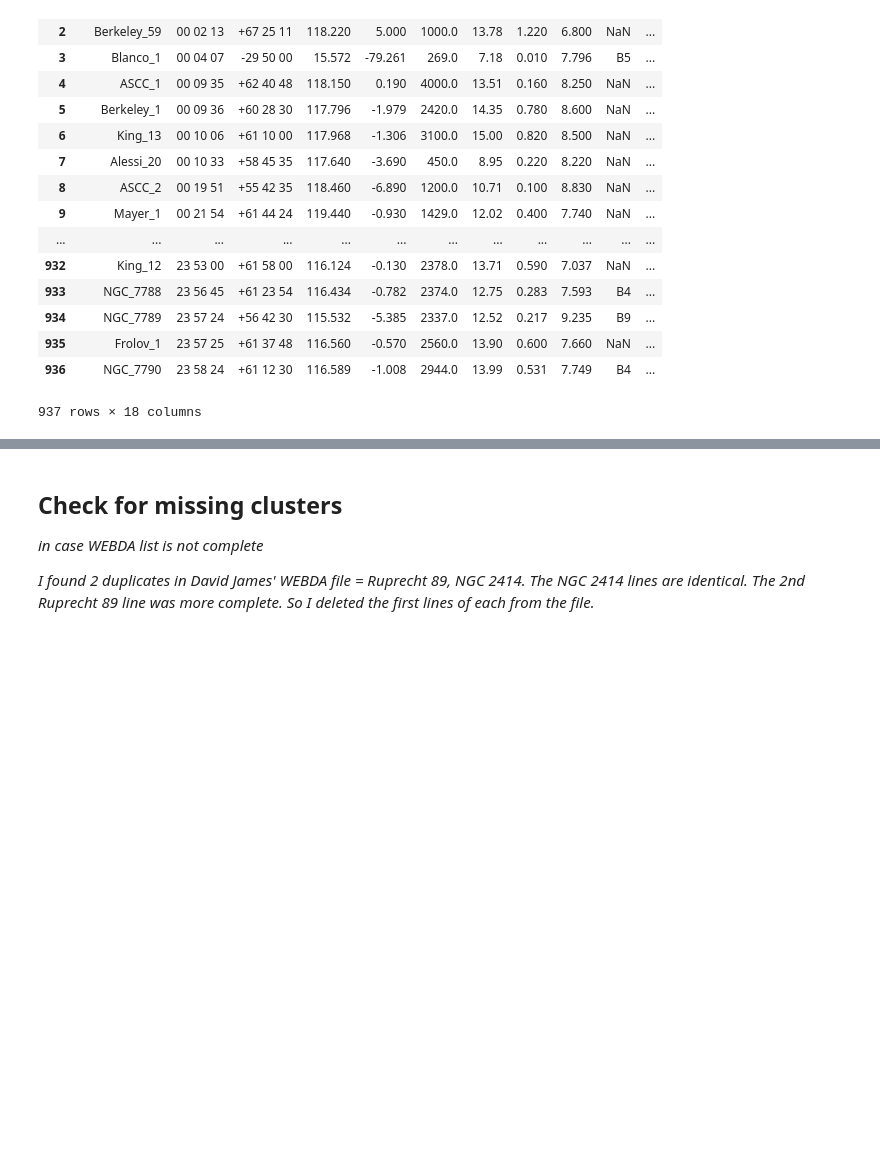
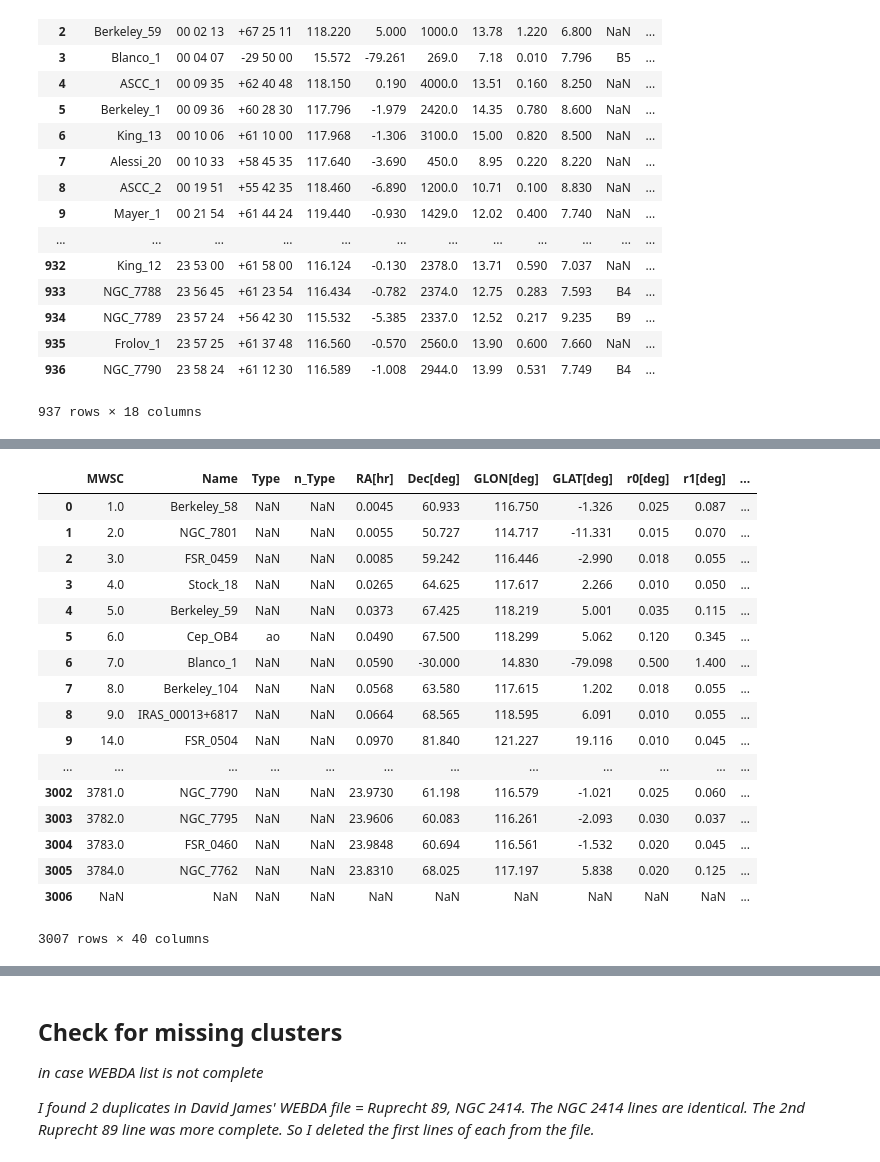
Before and after one commit to ageller/compileOCs, a Jupyter notebook: compileOCdata.ipynb, the cells around one changed output, grey strips where cells are left out. Saved outputs shown, nothing was run; the diff lists cells and outputs as text; code cells hidden in the pictures; blank space fills up the shorter version.

```diff
--- a/compileOCdata.ipynb
+++ b/compileOCdata.ipynb
@@ -167,0 +145,46 @@ print(len(OCs))
+# %%
+#Kharchenko (2013)
+kharchenko_df = pd.read_fwf("Kharchenko2013.table",
+                          widths = [5,18,2,1,9,8,8,8,7,7,7,7,7,7,8,8,6,6,7,7,8,7,7,7,7,7,7,7,4,8,8,8,8,8,8,5,4,8,7,4],
+                          header = None,
+                          names = ['MWSC','Name','Type','n_Type','RA[hr]','Dec[deg]','GLON[deg]','GLAT[deg]',
+                                   'r0[deg]','r1[deg]','r2[deg]','pmRA[mas/yr]','pmDec[mas/yr]','e_pm[mas/yr]',
+                                   'RV[km/s]','e_RV[km/s]','n_RV[km/s]','N1sr0','N1sr1','N1sr2','d[pc]','E(B-V)',
+                                   'appDistMod[mag]','E(J-Ks)','E(J-H)','dH','logt[yr]','e_logt[yr]','Nt','rc[pc]',
+                                   'e_rc[pc]','rt[pc]','e_rt[pc]','k[pc-2]','e_k[pc-2]','Src','SType','[Fe/H][Sun]',
+                                   'e_[Fe/H][Sun]','n_[Fe/H]'])
+
+kharchenko_df['RV[km/s]'].replace(999.99,np.nan, inplace=True)
+kharchenko_df['e_RV[km/s]'].replace(99.99,np.nan, inplace=True)
+kharchenko_df['e_logt[yr]'].replace(0.000,np.nan, inplace=True)
+kharchenko_df['Nt'].replace(-1,np.nan, inplace=True)
+kharchenko_df['rc[pc]'].replace(0.00,np.nan, inplace=True)
+kharchenko_df['e_rc[pc]'].replace(0.00,np.nan, inplace=True)
+kharchenko_df['rt[pc]'].replace(0.00,np.nan, inplace=True)
+kharchenko_df['e_rt[pc]'].replace(0.00,np.nan, inplace=True)
+kharchenko_df['k[pc-2]'].replace(0.00,np.nan, inplace=True)
+kharchenko_df['e_k[pc-2]'].replace(0.00,np.nan, inplace=True)
+kharchenko_df['[Fe/H][Sun]'].replace(99.999,np.nan, inplace=True)
+kharchenko_df['e_[Fe/H][Sun]'].replace(9.99,np.nan, inplace=True)
+kharchenko_df['n_[Fe/H]'].replace(0.1,np.nan, inplace=True)
+
+kharchenko_df
+# %% [output]
+|  | MWSC | Name | Type | n_Type | RA[hr] | Dec[deg] | GLON[deg] | GLAT[deg] | r0[deg] | r1[deg] | ... |
+| 0 | 1.0 | Berkeley_58 | NaN | NaN | 0.0045 | 60.933 | 116.750 | -1.326 | 0.025 | 0.087 | ... |
+| 1 | 2.0 | NGC_7801 | NaN | NaN | 0.0055 | 50.727 | 114.717 | -11.331 | 0.015 | 0.070 | ... |
+| 2 | 3.0 | FSR_0459 | NaN | NaN | 0.0085 | 59.242 | 116.446 | -2.990 | 0.018 | 0.055 | ... |
+| 3 | 4.0 | Stock_18 | NaN | NaN | 0.0265 | 64.625 | 117.617 | 2.266 | 0.010 | 0.050 | ... |
+| 4 | 5.0 | Berkeley_59 | NaN | NaN | 0.0373 | 67.425 | 118.219 | 5.001 | 0.035 | 0.115 | ... |
+| 5 | 6.0 | Cep_OB4 | ao | NaN | 0.0490 | 67.500 | 118.299 | 5.062 | 0.120 | 0.345 | ... |
+| 6 | 7.0 | Blanco_1 | NaN | NaN | 0.0590 | -30.000 | 14.830 | -79.098 | 0.500 | 1.400 | ... |
+| 7 | 8.0 | Berkeley_104 | NaN | NaN | 0.0568 | 63.580 | 117.615 | 1.202 | 0.018 | 0.055 | ... |
+| 8 | 9.0 | IRAS_00013+6817 | NaN | NaN | 0.0664 | 68.565 | 118.595 | 6.091 | 0.010 | 0.055 | ... |
+| 9 | 14.0 | FSR_0504 | NaN | NaN | 0.0970 | 81.840 | 121.227 | 19.116 | 0.010 | 0.045 | ... |
+| ... | ... | ... | ... | ... | ... | ... | ... | ... | ... | ... | ... |
+| 3002 | 3781.0 | NGC_7790 | NaN | NaN | 23.9730 | 61.198 | 116.579 | -1.021 | 0.025 | 0.060 | ... |
+| 3003 | 3782.0 | NGC_7795 | NaN | NaN | 23.9606 | 60.083 | 116.261 | -2.093 | 0.030 | 0.037 | ... |
+| 3004 | 3783.0 | FSR_0460 | NaN | NaN | 23.9848 | 60.694 | 116.561 | -1.532 | 0.020 | 0.045 | ... |
+| 3005 | 3784.0 | NGC_7762 | NaN | NaN | 23.8310 | 68.025 | 117.197 | 5.838 | 0.020 | 0.125 | ... |
+| 3006 | NaN | NaN | NaN | NaN | NaN | NaN | NaN | NaN | NaN | NaN | ... |
+3007 rows × 40 columns
```
Also changed, not shown: parts of 18 cells of this notebook, 3 other files.
